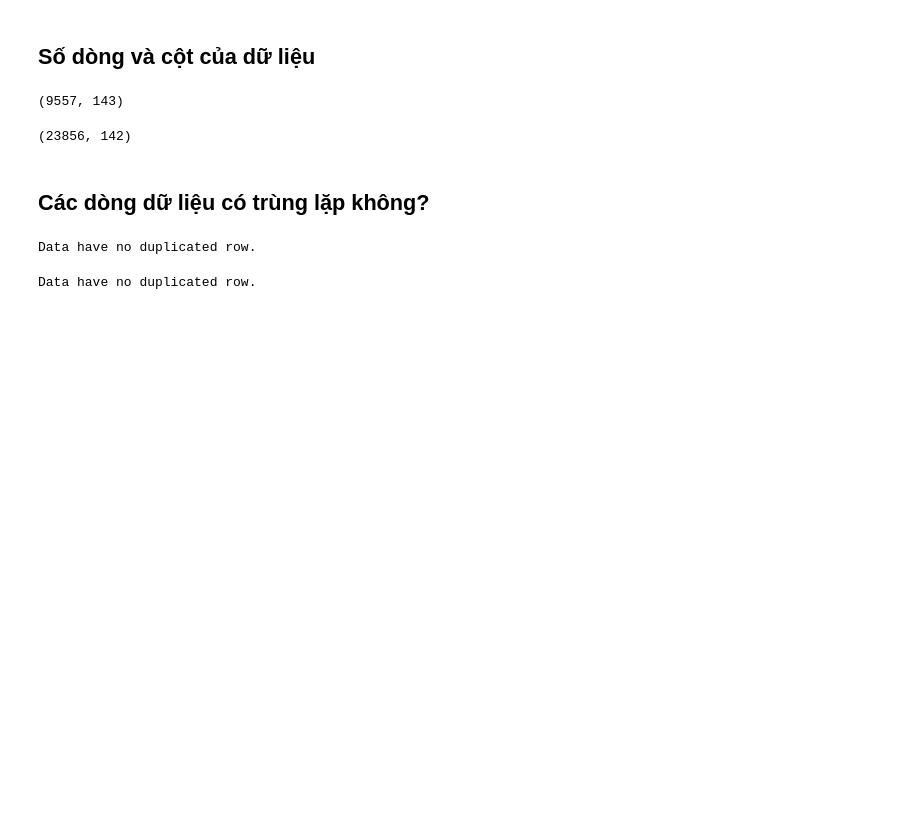
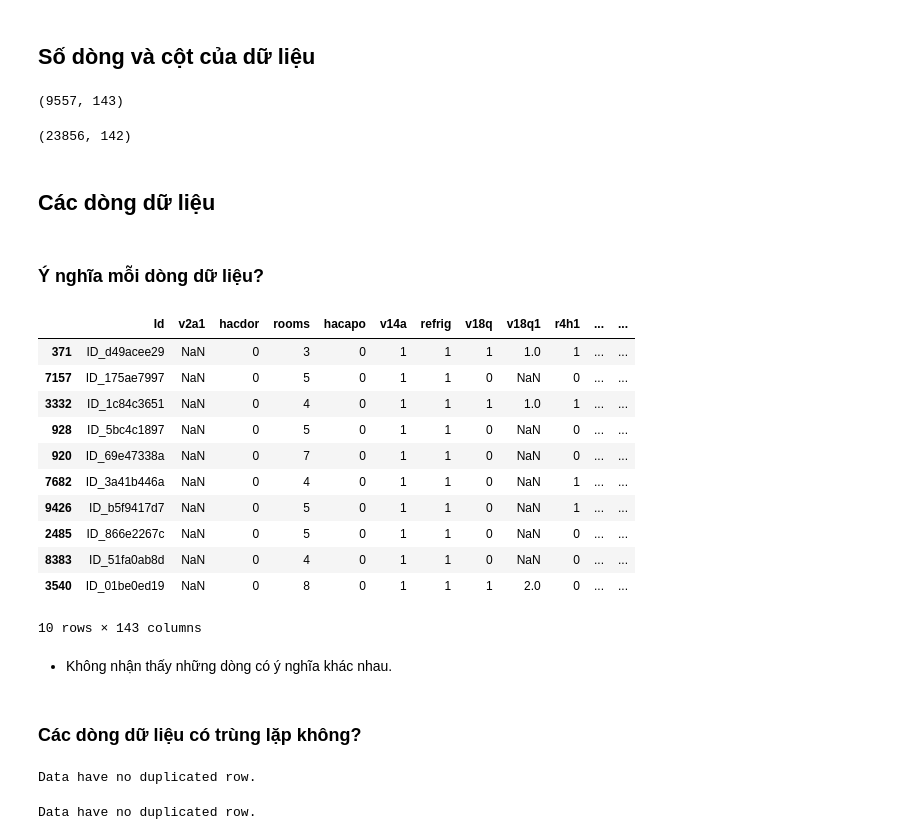
Before and after one commit to iam-Dylan/costa-rican-household, a Jupyter notebook: source/preprocessing.ipynb, the cells around one changed output. Saved outputs shown, nothing was run; the diff lists cells and outputs as text; code cells hidden in the pictures; blank space fills up the shorter version.

```diff
--- a/source/eda.ipynb
+++ b/source/preprocessing.ipynb
@@ -55,8 +69,29 @@ n_rows, n_col = test.shape
 n_rows, n_col
 # %% [output]
 (23856, 142)
+# %% [markdown]
+## Các dòng dữ liệu
+# %% [markdown]
+### Ý nghĩa mỗi dòng dữ liệu?
+# %%
+train.sample(10)
+# %% [output]
+|  | Id | v2a1 | hacdor | rooms | hacapo | v14a | refrig | v18q | v18q1 | r4h1 | ... | ... |
+| 371 | ID_d49acee29 | NaN | 0 | 3 | 0 | 1 | 1 | 1 | 1.0 | 1 | ... | ... |
+| 7157 | ID_175ae7997 | NaN | 0 | 5 | 0 | 1 | 1 | 0 | NaN | 0 | ... | ... |
+| 3332 | ID_1c84c3651 | NaN | 0 | 4 | 0 | 1 | 1 | 1 | 1.0 | 1 | ... | ... |
+| 928 | ID_5bc4c1897 | NaN | 0 | 5 | 0 | 1 | 1 | 0 | NaN | 0 | ... | ... |
+| 920 | ID_69e47338a | NaN | 0 | 7 | 0 | 1 | 1 | 0 | NaN | 0 | ... | ... |
+| 7682 | ID_3a41b446a | NaN | 0 | 4 | 0 | 1 | 1 | 0 | NaN | 1 | ... | ... |
+| 9426 | ID_b5f9417d7 | NaN | 0 | 5 | 0 | 1 | 1 | 0 | NaN | 1 | ... | ... |
+| 2485 | ID_866e2267c | NaN | 0 | 5 | 0 | 1 | 1 | 0 | NaN | 0 | ... | ... |
+| 8383 | ID_51fa0ab8d | NaN | 0 | 4 | 0 | 1 | 1 | 0 | NaN | 0 | ... | ... |
+| 3540 | ID_01be0ed19 | NaN | 0 | 8 | 0 | 1 | 1 | 1 | 2.0 | 0 | ... | ... |
+10 rows × 143 columns
+# %% [markdown]
++ Không nhận thấy những dòng có ý nghĩa khác nhau.
 # %% [markdown]
-## Các dòng dữ liệu có trùng lặp không?
+### Các dòng dữ liệu có trùng lặp không?
 # %%
 is_duplicate = train.duplicated().sum()
 if is_duplicate:
```
Also changed, not shown: parts of 44 cells of this notebook.
